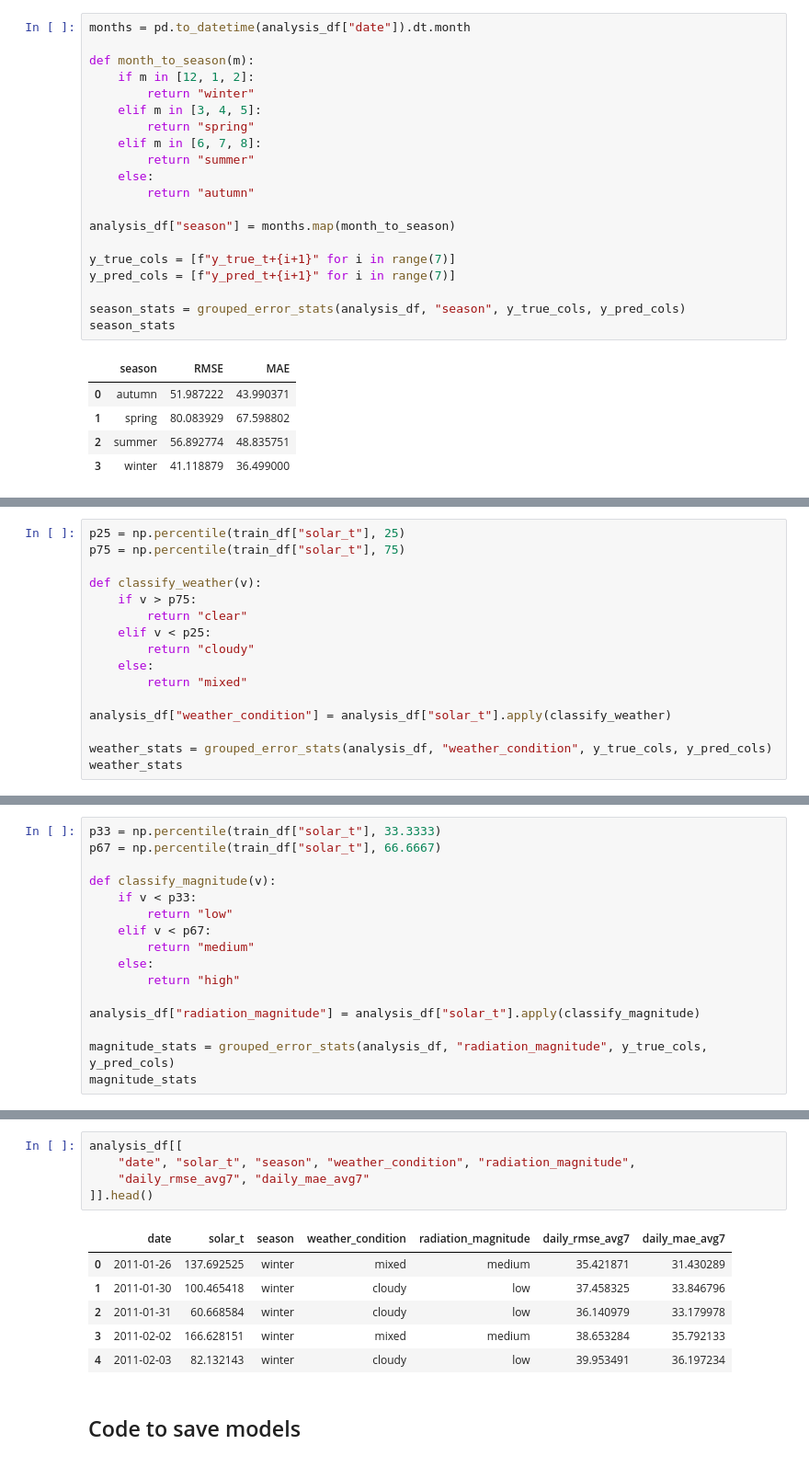
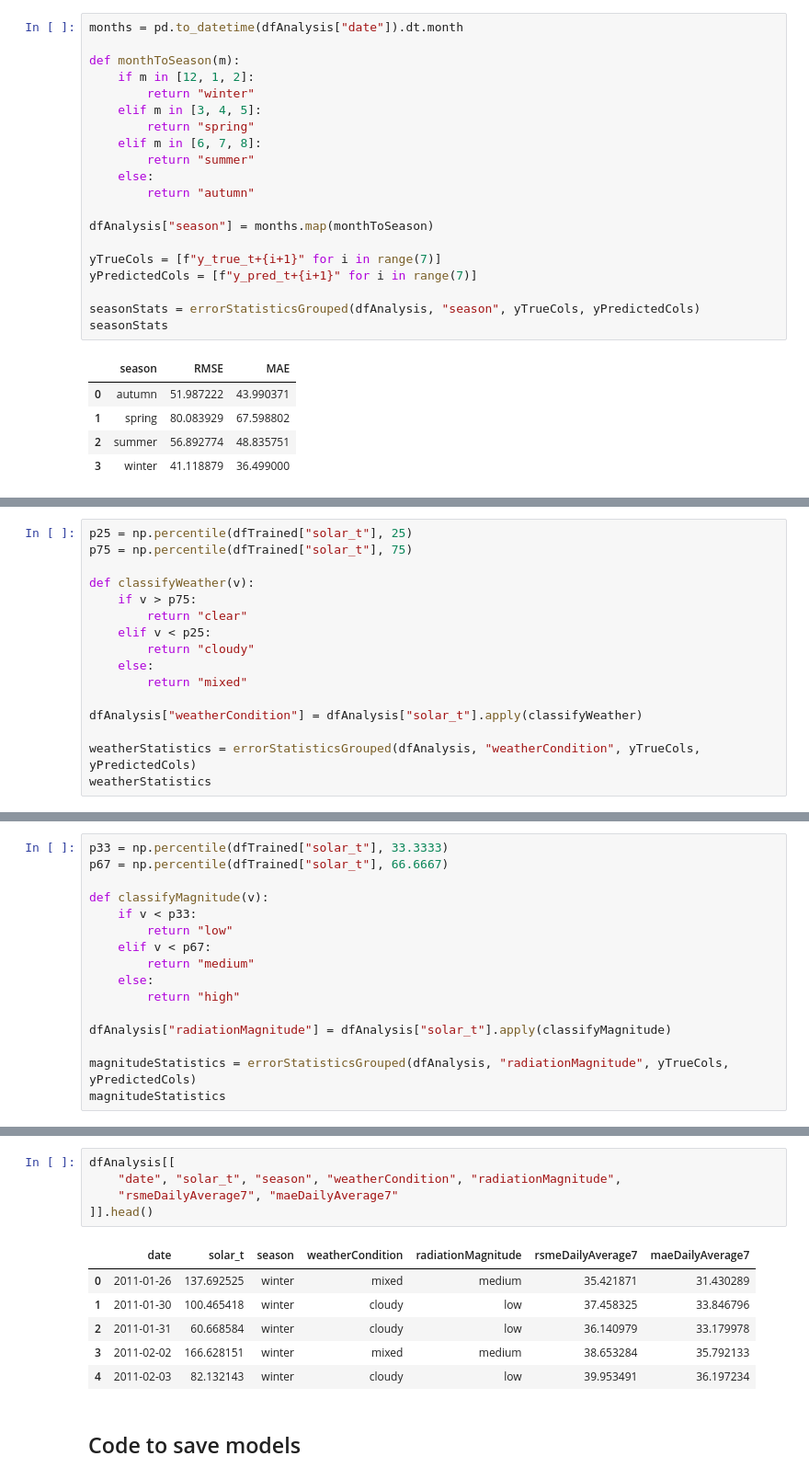
Before and after one commit to Pulkit9918/Assignment-1, a Jupyter notebook: z5708011_assignment1.ipynb, the cells around one changed output, grey strips where cells are left out. Shown at 92% size. Drawn from its saved outputs; the diff is of its cells as text.

```diff
--- a/z5708011_assignment1.ipynb
+++ b/z5708011_assignment1.ipynb
@@ -1902,9 +1896,9 @@ analysis_df.head()
 | 3 | 2011-02-02 | 166.628151 | 82.132143 | 127.908638 | 81.416851 | 128.316772 | 113.866370 | 130.430664 | 148.104861 | ... |
 | 4 | 2011-02-03 | 82.132143 | 81.416851 | 126.710960 | 113.866370 | 125.481247 | 148.104861 | 129.044174 | 108.520950 | ... |
 # %%
-months = pd.to_datetime(analysis_df["date"]).dt.month
+months = pd.to_datetime(dfAnalysis["date"]).dt.month
 
-def month_to_season(m):
+def monthToSeason(m):
     if m in [12, 1, 2]:
         return "winter"
     elif m in [3, 4, 5]:
@@ -1914,13 +1908,13 @@ def month_to_season(m):
     else:
         return "autumn"
 
-analysis_df["season"] = months.map(month_to_season)
+dfAnalysis["season"] = months.map(monthToSeason)
 
-y_true_cols = [f"y_true_t+{i+1}" for i in range(7)]
-y_pred_cols = [f"y_pred_t+{i+1}" for i in range(7)]
+yTrueCols = [f"y_true_t+{i+1}" for i in range(7)]
+yPredictedCols = [f"y_pred_t+{i+1}" for i in range(7)]
 
-season_stats = grouped_error_stats(analysis_df, "season", y_true_cols, y_pred_cols)
-season_stats
+seasonStats = errorStatisticsGrouped(dfAnalysis, "season", yTrueCols, yPredictedCols)
+seasonStats
 # %% [output]
 |  | season | RMSE | MAE |
 | 0 | autumn | 51.987222 | 43.990371 |
@@ -1961,10 +1955,10 @@ plot_grouped_bar(horizon_group_df, "horizon_group", "Grouped Error by Forecast H
 # %% [output]
 [figure]
 # %%
-p25 = np.percentile(train_df["solar_t"], 25)
-p75 = np.percentile(train_df["solar_t"], 75)
+p25 = np.percentile(dfTrained["solar_t"], 25)
+p75 = np.percentile(dfTrained["solar_t"], 75)
 
-def classify_weather(v):
+def classifyWeather(v):
     if v > p75:
         return "clear"
     elif v < p25:
@@ -1972,8 +1966,8 @@ def classify_weather(v):
     else:
         return "mixed"
 
-analysis_df["weather_condition"] = analysis_df["solar_t"].apply(classify_weather)
+dfAnalysis["weatherCondition"] = dfAnalysis["solar_t"].apply(classifyWeather)
 
-weather_stats = grouped_error_stats(analysis_df, "weather_condition", y_true_cols, y_pred_cols)
-weather_stats
+weatherStatistics = errorStatisticsGrouped(dfAnalysis, "weatherCondition", yTrueCols, yPredictedCols)
+weatherStatistics
 # %% [output]
@@ -1986,10 +1980,10 @@ plot_grouped_bar(weather_stats, "weather_condition", "Grouped Error by Weather C
 # %% [output]
 [figure]
 # %%
-p33 = np.percentile(train_df["solar_t"], 33.3333)
-p67 = np.percentile(train_df["solar_t"], 66.6667)
+p33 = np.percentile(dfTrained["solar_t"], 33.3333)
+p67 = np.percentile(dfTrained["solar_t"], 66.6667)
 
-def classify_magnitude(v):
+def classifyMagnitude(v):
     if v < p33:
         return "low"
     elif v < p67:
@@ -1997,8 +1991,8 @@ def classify_magnitude(v):
     else:
         return "high"
 
-analysis_df["radiation_magnitude"] = analysis_df["solar_t"].apply(classify_magnitude)
+dfAnalysis["radiationMagnitude"] = dfAnalysis["solar_t"].apply(classifyMagnitude)
 
-magnitude_stats = grouped_error_stats(analysis_df, "radiation_magnitude", y_true_cols, y_pred_cols)
-magnitude_stats
+magnitudeStatistics = errorStatisticsGrouped(dfAnalysis, "radiationMagnitude", yTrueCols, yPredictedCols)
+magnitudeStatistics
 # %% [output]
@@ -2011,12 +2005,12 @@ plot_grouped_bar(magnitude_stats, "radiation_magnitude", "Grouped Error by Solar
 # %% [output]
 [figure]
 # %%
-analysis_df[[
-    "date", "solar_t", "season", "weather_condition", "radiation_magnitude",
-    "daily_rmse_avg7", "daily_mae_avg7"
+dfAnalysis[[
+    "date", "solar_t", "season", "weatherCondition", "radiationMagnitude",
+    "rsmeDailyAverage7", "maeDailyAverage7"
 ]].head()
 # %% [output]
-|  | date | solar_t | season | weather_condition | radiation_magnitude | daily_rmse_avg7 | daily_mae_avg7 |
+|  | date | solar_t | season | weatherCondition | radiationMagnitude | rsmeDailyAverage7 | maeDailyAverage7 |
 | 0 | 2011-01-26 | 137.692525 | winter | mixed | medium | 35.421871 | 31.430289 |
 | 1 | 2011-01-30 | 100.465418 | winter | cloudy | low | 37.458325 | 33.846796 |
 | 2 | 2011-01-31 | 60.668584 | winter | cloudy | low | 36.140979 | 33.179978 |
```
Also changed, not shown: parts of 95 cells of this notebook, 33 other files.
